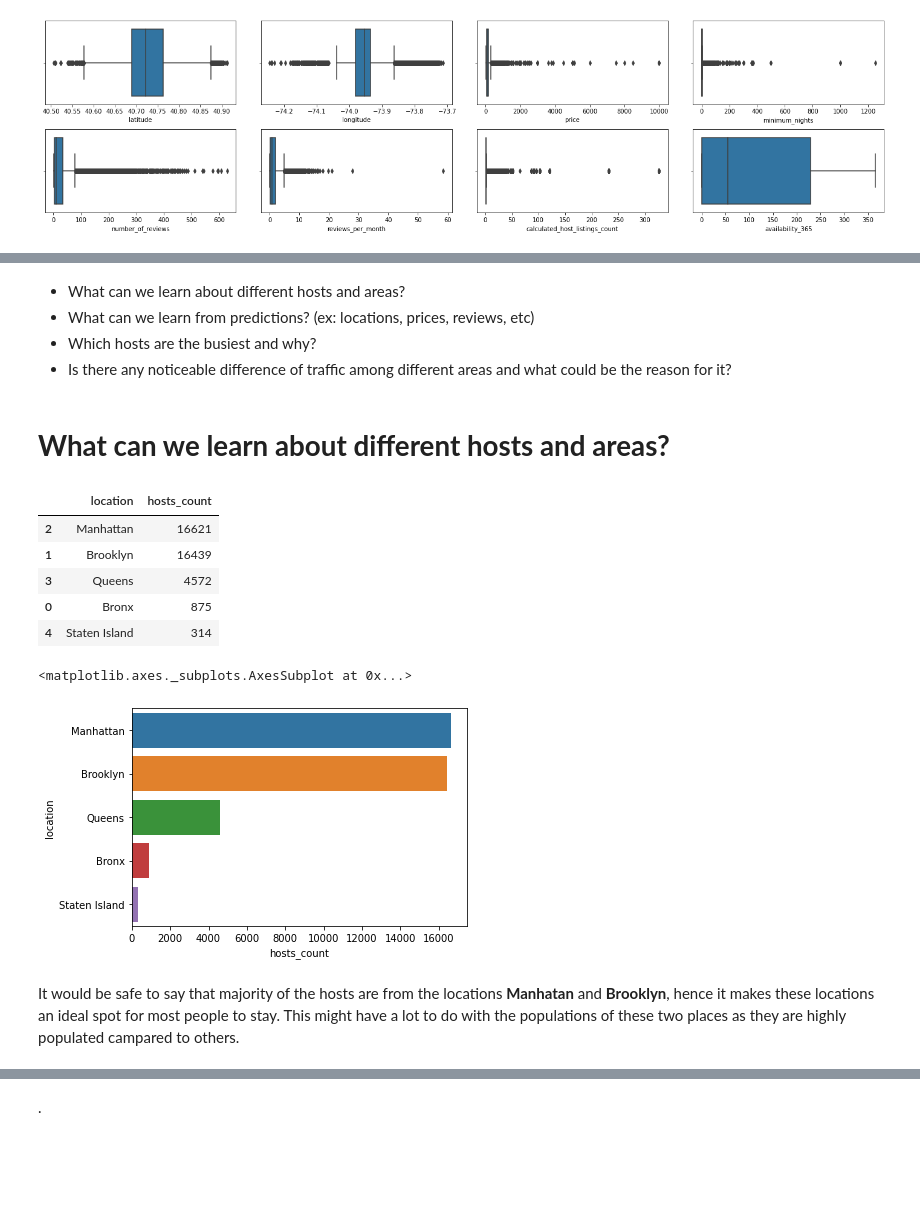
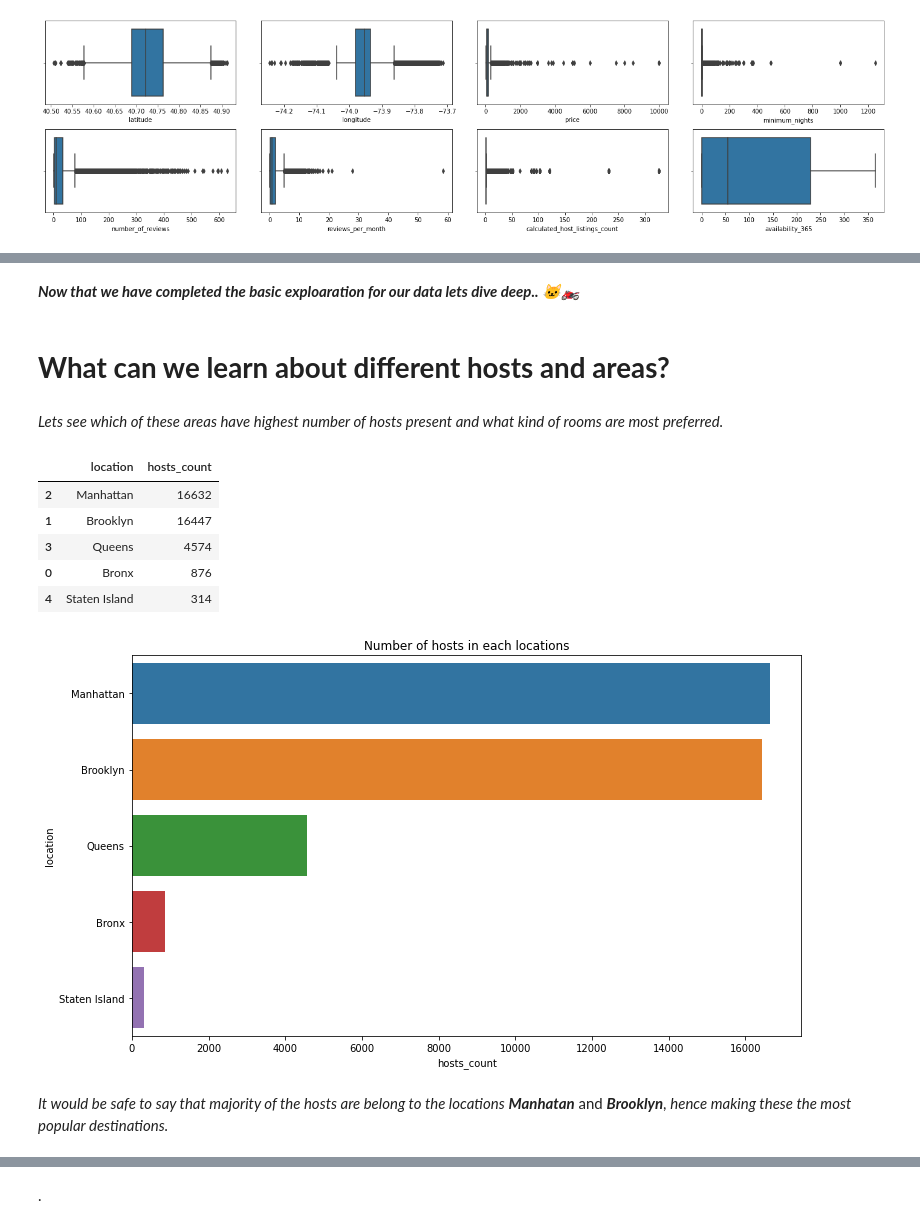
Before and after one commit to anishjohnson/Airbnb-Booking-Analysis, a Jupyter notebook: Airbnb_Bookings_Analysis_Anish_johnson.ipynb, the cells around one changed output, grey strips where cells are left out. Saved outputs shown, nothing was run; the diff lists cells and outputs as text; code cells hidden in the pictures; blank space fills up the shorter version.

```diff
--- a/Airbnb_Bookings_Analysis_Anish_johnson.ipynb
+++ b/Airbnb_Bookings_Analysis_Anish_johnson.ipynb
@@ -53,6 +64,9 @@ airbnb_data.head()
 > ***And does the data contain any null values?***
 
 > ***Lets find out...🔍***
+# %%
+# Drop unwanted columns.
+airbnb_data.drop(['name', 'host_id',	'host_name'], inplace=True, axis=1)  # We drop these columns as they contain high cardinality and could expose details about the host.
 # %%
 # Find out the shape of our data.
 airbnb_data.shape
@@ -315,32 +330,33 @@ latitude and longitude are highly correlated with different neighbourhood_groups
 .
 4. Outliers!!
 > The boxplots indicate that the features contain mild as well as extreme outliers present which can be treated either using the IQR or the Z-score.
-# %% [markdown]
-* What can we learn about different hosts and areas?
-* What can we learn from predictions? (ex: locations, prices, reviews, etc)
-* Which hosts are the busiest and why?
-* Is there any noticeable difference of traffic among different areas and what could be the reason for it?
+# %% [markdown]
+***Now that we have completed the basic exploaration for our data lets dive deep..*** *🐱‍🏍*
 # %% [markdown]
 # **What can we learn about different hosts and areas?**
+# %% [markdown]
+*Lets see which of these areas have highest number of hosts present and what kind of rooms are most preferred.*
 # %%
-# Groupby the different host_id w.r.t neighbourhood_groups.
+# Groupby the different id's w.r.t neighbourhood_groups.
+
 hosts_and_areas_df = airbnb_data.groupby(['neighbourhood_group'],
-                                         as_index=False)['host_id'].count().sort_values(['host_id'],
-                                          ascending=False).rename(columns={'neighbourhood_group':'location', 'host_id':'hosts_count'})
+                                         as_index=False)['id'].count().sort_values(['id'],
+                                          ascending=False).rename(columns={'neighbourhood_group':'location', 'id':'hosts_count'})
 # %%
-hosts_and_areas_df.head()
+hosts_and_areas_df
 # %% [output]
 |  | location | hosts_count |
-| 2 | Manhattan | 16621 |
-| 1 | Brooklyn | 16439 |
-| 3 | Queens | 4572 |
-| 0 | Bronx | 875 |
+| 2 | Manhattan | 16632 |
+| 1 | Brooklyn | 16447 |
+| 3 | Queens | 4574 |
+| 0 | Bronx | 876 |
 | 4 | Staten Island | 314 |
 # %%
 # Lets plot it for better understanding.
-sns.barplot(x=hosts_and_areas_df['hosts_count'], y=hosts_and_areas_df['location'], )
+plt.title('Number of hosts in each locations')
+sns.barplot(x=hosts_and_areas_df['hosts_count'], y=hosts_and_areas_df['location'])
+plt.show()
 # %% [output]
-<matplotlib.axes._subplots.AxesSubplot at 0x...>
-[figure, old version]
+[figure, new version]
 # %% [markdown]
-It would be safe to say that majority of the hosts are from the locations **Manhatan** and **Brooklyn**, hence it makes these locations an ideal spot for most people to stay. This might have a lot to do with the populations of these two places as they are highly populated campared to others.
+*It would be safe to say that majority of the hosts are belong to the locations* ***Manhatan*** and ***Brooklyn***, *hence making these the most popular destinations.*
```
Also changed, not shown: parts of 37 cells of this notebook.
